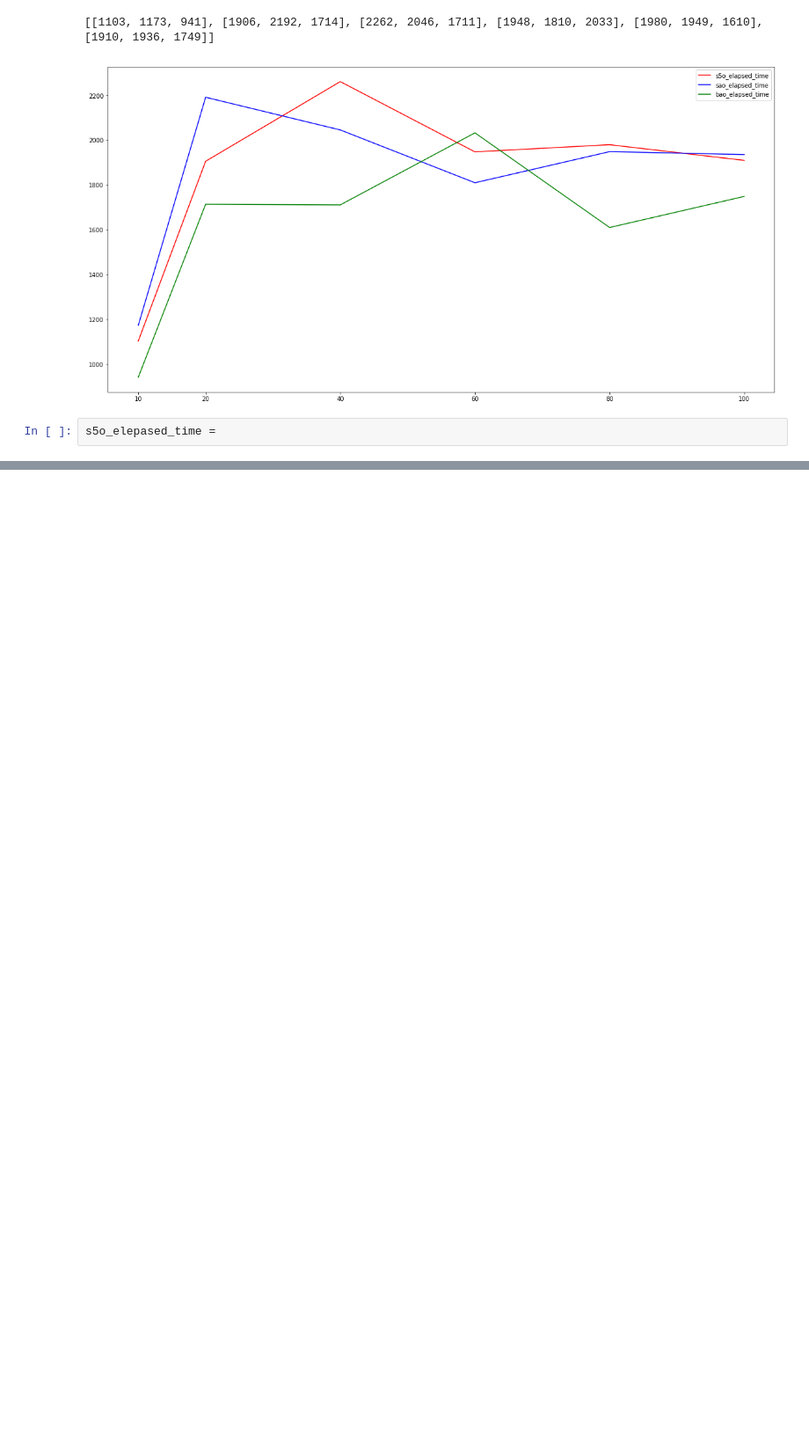
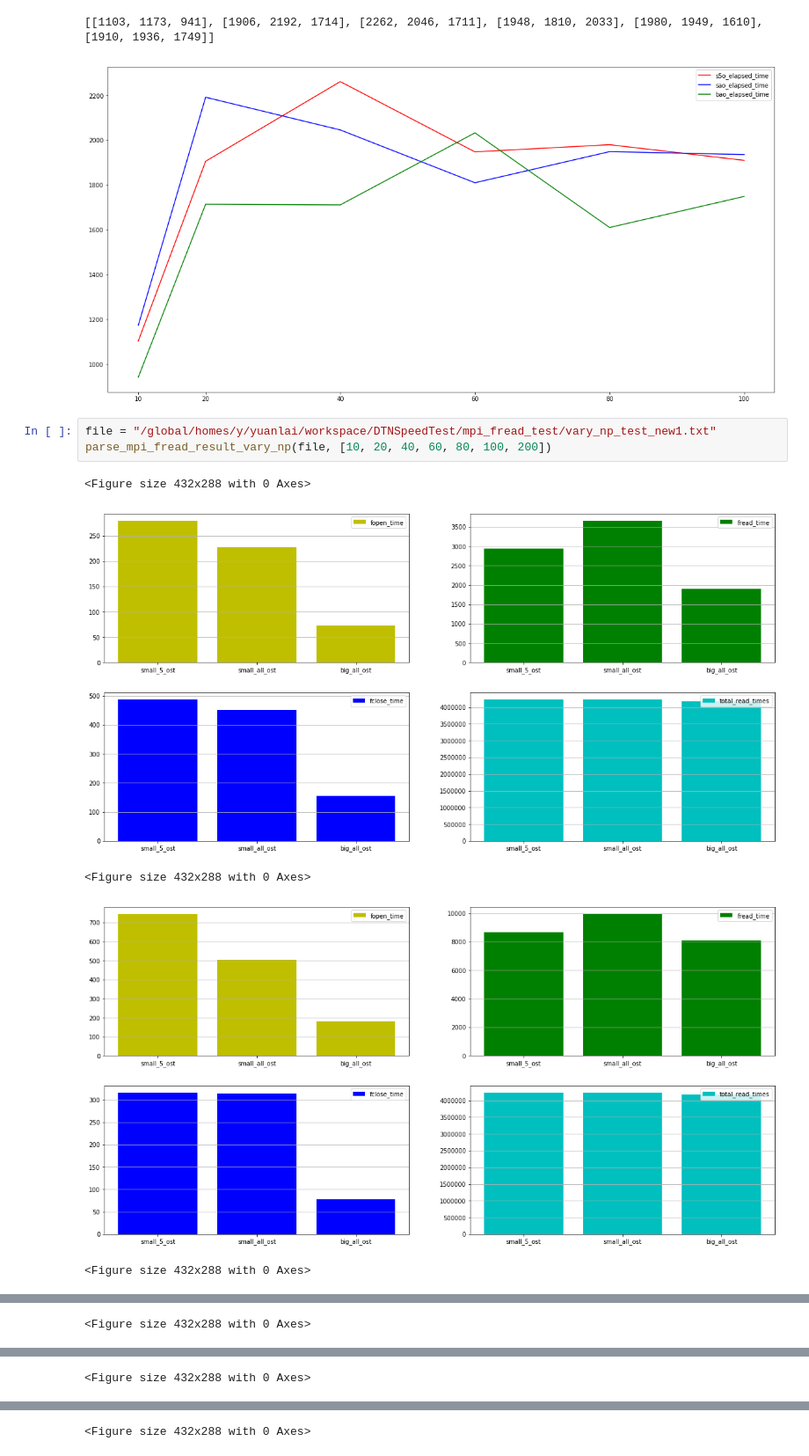
Before and after one commit to liuyuanlai/DTNSpeedTest, a Jupyter notebook: jupyter/parse_mpi_fread_result.ipynb, the cells around one changed output, grey strips where cells are left out. Shown at 88% size. Saved outputs shown, nothing was run; the diff lists cells and outputs as text; blank space fills up the shorter version.

```diff
--- a/jupyter/parse_mpi_fread_result.ipynb
+++ b/jupyter/parse_mpi_fread_result.ipynb
@@ -423,5 +423,12 @@ parse_mpi_fread_result_vary_np(file, [10, 20, 40, 60, 80, 100])
 [figure]
 [[1103, 1173, 941], [1906, 2192, 1714], [2262, 2046, 1711], [1948, 1810, 2033], [1980, 1949, 1610], [1910, 1936, 1749]]
 [figure]
-# %%
-s5o_elepased_time =
+# %%
+file = "/global/homes/y/yuanlai/workspace/DTNSpeedTest/mpi_fread_test/vary_np_test_new1.txt"
+parse_mpi_fread_result_vary_np(file, [10, 20, 40, 60, 80, 100, 200])
+# %% [output]
+<Figure size 432x288 with 0 Axes>
+[figure, added]
+<Figure size 432x288 with 0 Axes>
+[figure, added]
+<Figure size 432x288 with 0 Axes>
@@ -427,0 +436 @@ s5o_elepased_time =
+<Figure size 432x288 with 0 Axes>
@@ -427,0 +438 @@ s5o_elepased_time =
+<Figure size 432x288 with 0 Axes>
@@ -427,0 +440 @@ s5o_elepased_time =
+<Figure size 432x288 with 0 Axes>
```
Also changed, not shown: parts of 1 cell of this notebook, 6 other files.
